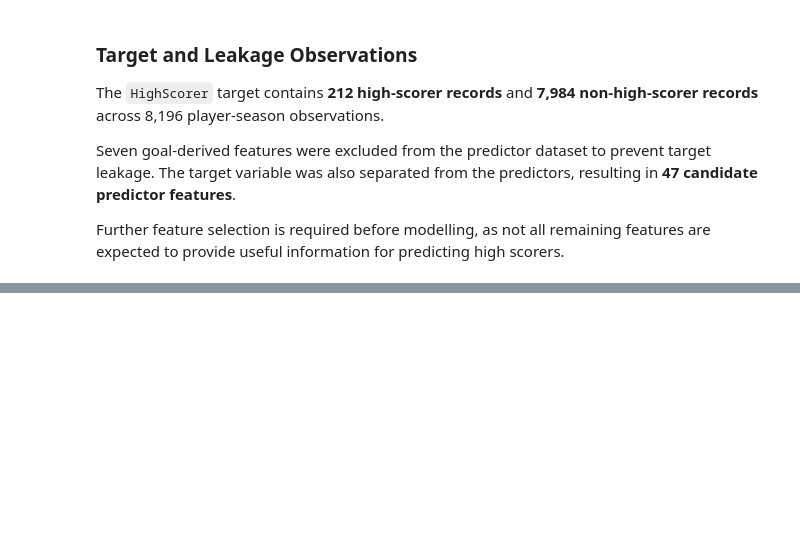
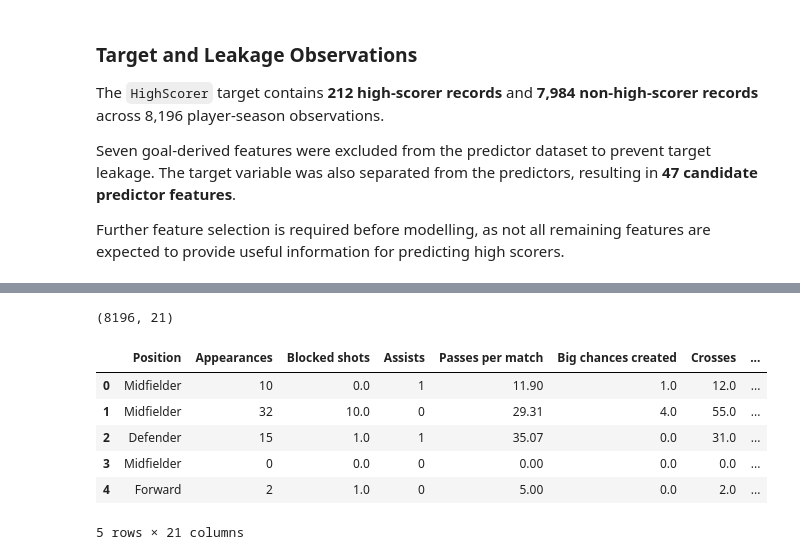
Before and after one commit to garethrogers28/premier-league-predictor, a Jupyter notebook: jupyter_notebooks/04_Feature_Engineering.ipynb, the cells around one changed output, grey strips where cells are left out. Cells and saved outputs as stored; diff of their text form; code cells hidden in the pictures; blank space fills up the shorter version.

Commit message:
Select candidate features and assess missing values

```diff
--- a/jupyter_notebooks/04_Feature_Engineering.ipynb
+++ b/jupyter_notebooks/04_Feature_Engineering.ipynb
@@ -158,0 +199,13 @@ Further feature selection is required before modelling, as not all remaining fea
+# %%
+goalkeeper_columns = [
+    "Saves",
+    "Penalties saved",
+    "Punches",
+    "High Claims",
+    "Catches",
+    "Sweeper clearances",
+    "Throw outs",
+    "Goal Kicks"
+]
+# %%
+x = x.drop(columns=goalkeeper_columns)
@@ -158,0 +243,40 @@ Further feature selection is required before modelling, as not all remaining fea
+# %%
+selected_features = [
+    "Position",
+    "Appearances",
+    "Blocked shots",
+    "Assists",
+    "Passes per match",
+    "Big chances created",
+    "Crosses",
+    "Cross accuracy %",
+    "Through balls",
+    "Offsides",
+    "Hit woodwork",
+    "Shots",
+    "Shots on target",
+    "Shooting accuracy %",
+    "Big chances missed",
+    "Recoveries",
+    "Duels won",
+    "Duels lost",
+    "Successful 50/50s",
+    "Aerial battles won",
+    "Aerial battles lost"
+]
+# %%
+x = x[selected_features]
+# %%
+x.shape
+# %% [output]
+(8196, 21)
+# %%
+x.head()
+# %% [output]
+|  | Position | Appearances | Blocked shots | Assists | Passes per match | Big chances created | Crosses | ... |
+| 0 | Midfielder | 10 | 0.0 | 1 | 11.90 | 1.0 | 12.0 | ... |
+| 1 | Midfielder | 32 | 10.0 | 0 | 29.31 | 4.0 | 55.0 | ... |
+| 2 | Defender | 15 | 1.0 | 1 | 35.07 | 0.0 | 31.0 | ... |
+| 3 | Midfielder | 0 | 0.0 | 0 | 0.00 | 0.0 | 0.0 | ... |
+| 4 | Forward | 2 | 1.0 | 0 | 5.00 | 0.0 | 2.0 | ... |
+5 rows × 21 columns
```
Also changed, not shown: parts of 23 cells of this notebook.
